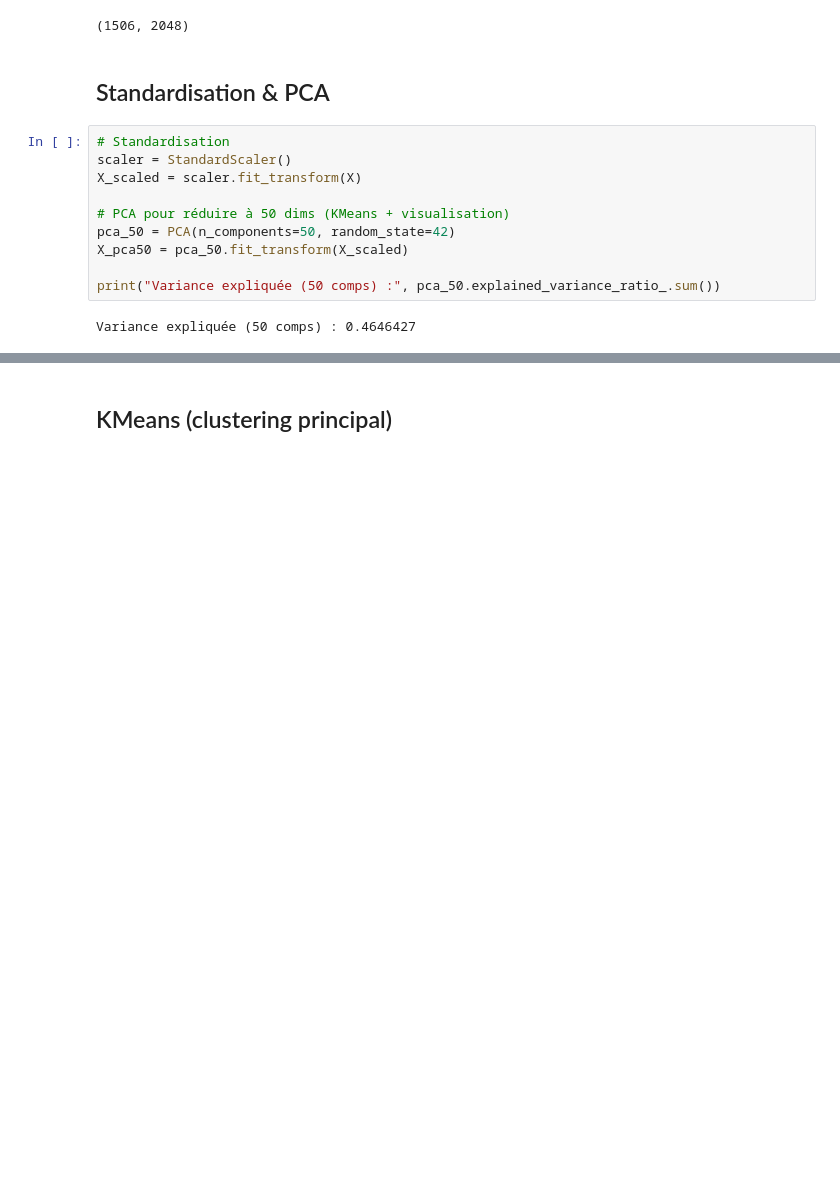
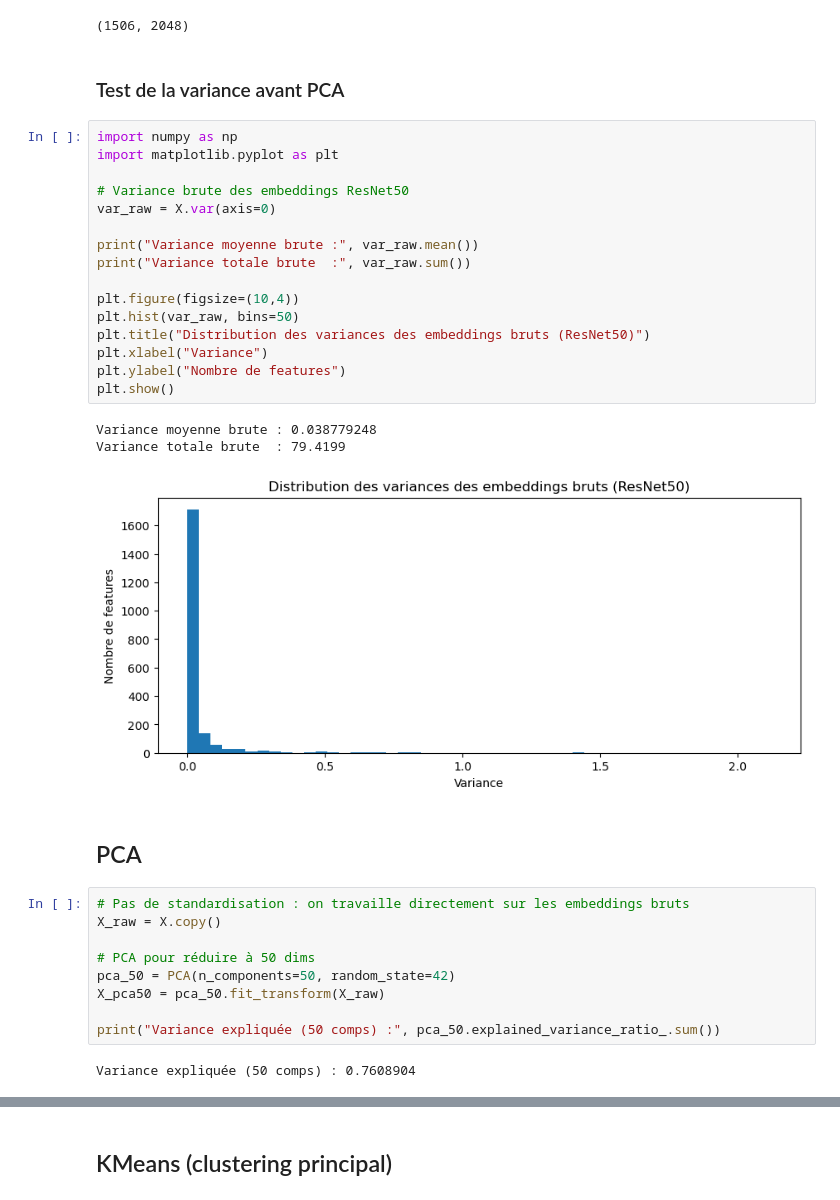
Before and after one commit to Baal64/brain-tumor-semisupervised, a Jupyter notebook: notebooks/02_features_clustering.ipynb, the cells around one changed output, grey strips where cells are left out. Cells and saved outputs as stored; diff of their text form; blank space fills up the shorter version.

```diff
--- a/notebooks/02_features_clustering.ipynb
+++ b/notebooks/02_features_clustering.ipynb
@@ -30,17 +30,38 @@ X = df_features[feature_cols].values  # shape (1500, 2048)
 print(X.shape)
 # %% [output]
 (1506, 2048)
+# %% [markdown]
+### Test de la variance avant PCA
+# %%
+import numpy as np
+import matplotlib.pyplot as plt
+
+# Variance brute des embeddings ResNet50
+var_raw = X.var(axis=0)
+
+print("Variance moyenne brute :", var_raw.mean())
+print("Variance totale brute  :", var_raw.sum())
+
+plt.figure(figsize=(10,4))
+plt.hist(var_raw, bins=50)
+plt.title("Distribution des variances des embeddings bruts (ResNet50)")
+plt.xlabel("Variance")
+plt.ylabel("Nombre de features")
+plt.show()
+# %% [output]
+Variance moyenne brute : 0.038779248
+Variance totale brute  : 79.4199
+[figure, added]
 # %% [markdown]
-## Standardisation & PCA
+## PCA
 # %%
-# Standardisation
-scaler = StandardScaler()
-X_scaled = scaler.fit_transform(X)
+# Pas de standardisation : on travaille directement sur les embeddings bruts
+X_raw = X.copy()
 
-# PCA pour réduire à 50 dims (KMeans + visualisation)
+# PCA pour réduire à 50 dims
 pca_50 = PCA(n_components=50, random_state=42)
-X_pca50 = pca_50.fit_transform(X_scaled)
+X_pca50 = pca_50.fit_transform(X_raw)
 
 print("Variance expliquée (50 comps) :", pca_50.explained_variance_ratio_.sum())
 # %% [output]
-Variance expliquée (50 comps) : 0.4646427
+Variance expliquée (50 comps) : 0.7608904
```
Also changed, not shown: parts of 33 cells of this notebook, 2 other files.
